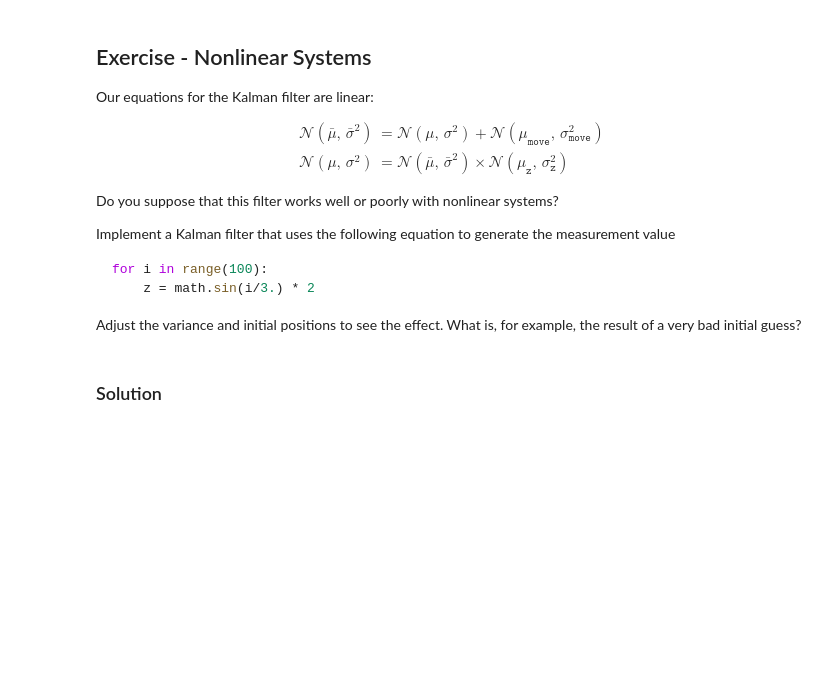
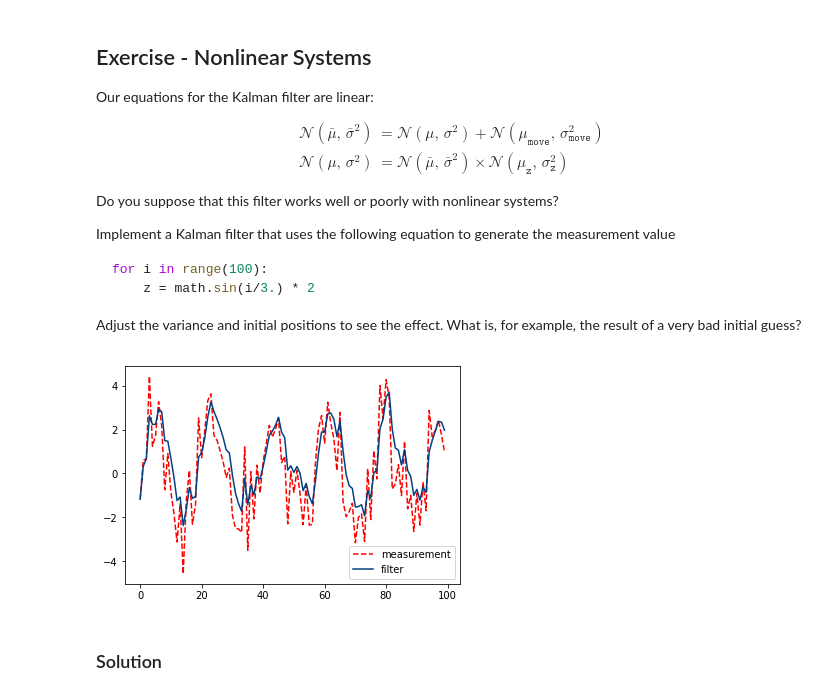
Before and after one commit to hanahimi/Kalman-and-Bayesian-Filters-in-Python, a Jupyter notebook: 04-One-Dimensional-Kalman-Filters.ipynb, the cells around one changed output. Cells and saved outputs as stored; diff of their text form; code cells hidden in the pictures; blank space fills up the shorter version.

```diff
--- a/04-One-Dimensional-Kalman-Filters.ipynb
+++ b/04-One-Dimensional-Kalman-Filters.ipynb
@@ -1075,3 +1084,33 @@ Adjust the variance and initial positions to see the effect. What is, for exampl
+# %%
+#enter your code here.
+import math
+
+def measureZ(t):
+    z = math.sin(t/3.)*2 + randn()*1.2
+    return z
+
+sensor_var = 30
+process_var = 10
+process_model = (0.4, process_var)
+
+zs, ps = [], []
+
+for i in range(100):
+    if i == 0:
+        z = measureZ(i)
+        pos = (z,100)
+    else:
+        pos = predict(pos, process_model)
+        z = measureZ(i)
+        pos = update(pos, (z, sensor_var))
+    zs.append(z)
+    ps.append(pos[0])
+
+plt.plot(zs, c='r', linestyle='dashed', label='measurement')
+plt.plot(ps, c='#004080', label='filter')
+plt.legend(loc='best');
+# %% [output]
+[figure, added]
 # %% [markdown]
 ### Solution
 # %%
```
Also changed, not shown: parts of 30 cells of this notebook, 4 other files.
